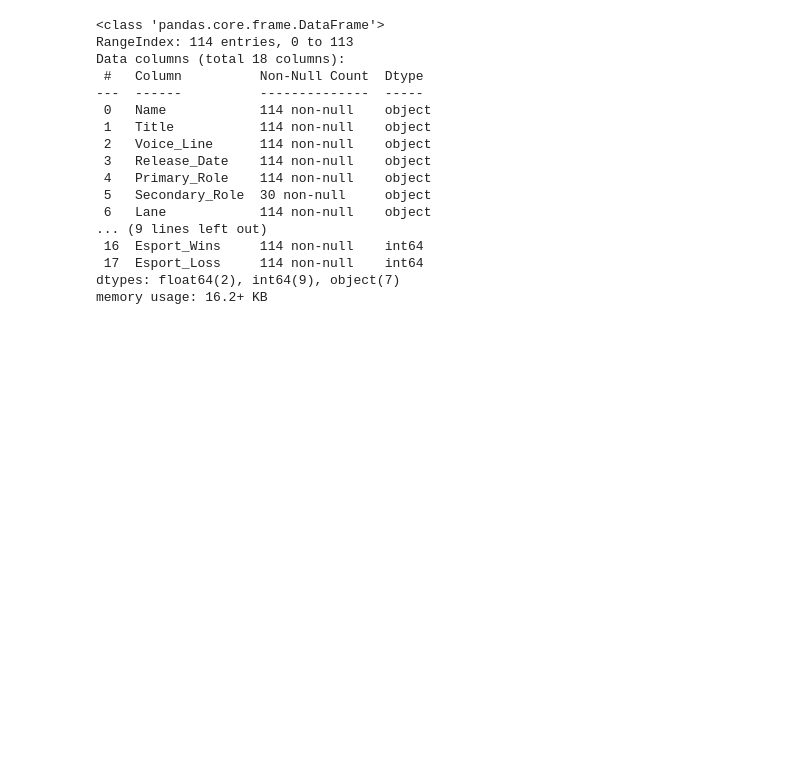
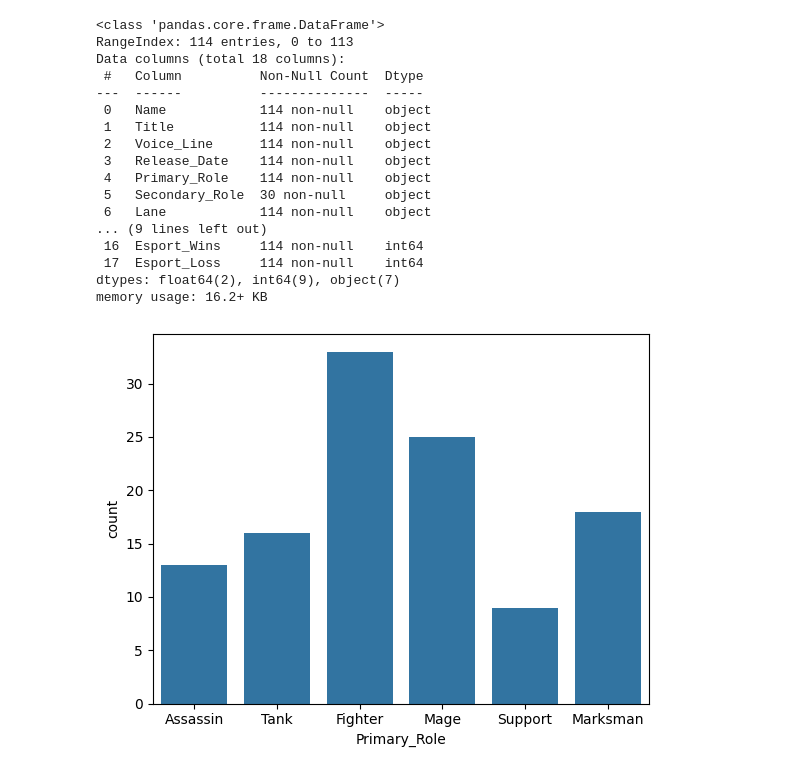
Before and after one commit to saifudienrosyid/MLBB_GenethicAlgorithm, a Jupyter notebook: ga_test.ipynb, the cells around one changed output. Saved outputs shown, nothing was run; the diff lists cells and outputs as text; code cells hidden in the pictures; blank space fills up the shorter version.

Commit message:
tambah barchart role

```diff
--- a/ga_test.ipynb
+++ b/ga_test.ipynb
@@ -49,3 +51,8 @@ Data columns (total 18 columns):
  17  Esport_Loss     114 non-null    int64
 dtypes: float64(2), int64(9), object(7)
 memory usage: 16.2+ KB
+# %%
+sns.countplot(x='Primary_Role', data=df)
+plt.show()
+# %% [output]
+[figure, added]
```
Also changed, not shown: parts of 1 cell of this notebook, 1 other file.
